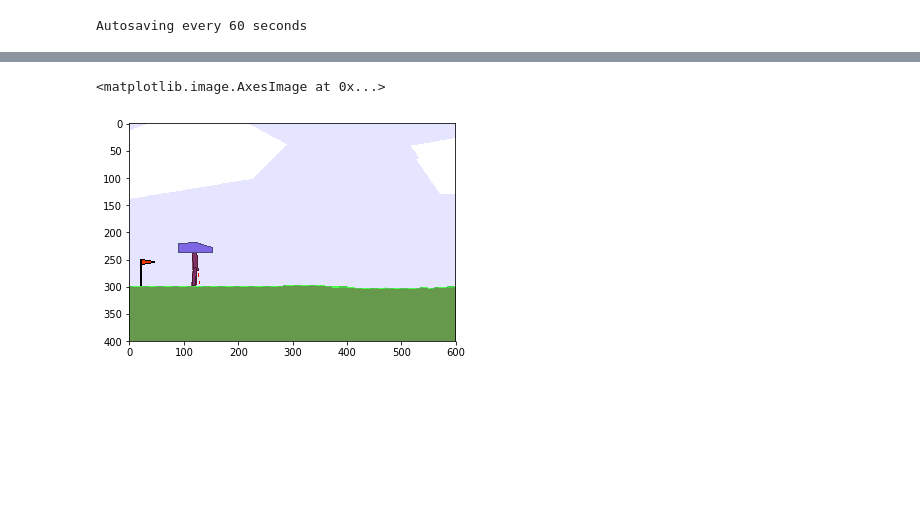
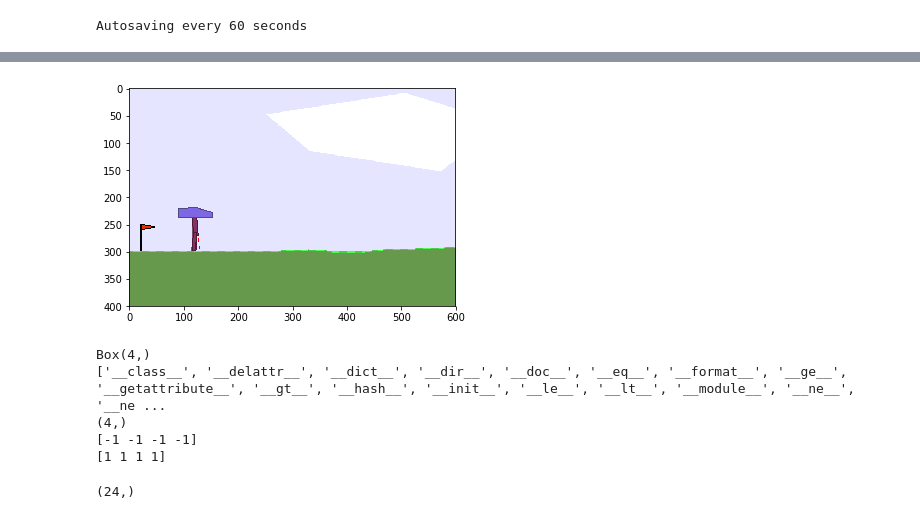
Before and after one commit to ashleyjsands/hands-on-ml, a Jupyter notebook: 16 Reinforcement Learning.ipynb, the cells around one changed output, grey strips where cells are left out. Cells and saved outputs as stored; diff of their text form; code cells hidden in the pictures; blank space fills up the shorter version.

```diff
--- a/16 Reinforcement Learning.ipynb
+++ b/16 Reinforcement Learning.ipynb
@@ -29,8 +27,23 @@ print(obs)
 # %%
 from matplotlib import pyplot as plt
 
 %matplotlib inline
-plt.imshow(env.render(mode="rgb_array"))
+
+def render_env(env):
+    plt.imshow(env.render(mode="rgb_array"))
+
+render_env(env)
 # %% [output]
-<matplotlib.image.AxesImage at 0x...>
-[figure, old version]
+[figure, new version]
+# %%
+print(env.action_space)
+print(dir(env.action_space))
+print(env.action_space.shape)
+print(env.action_space.low)
+print(env.action_space.high)
+# %% [output]
+Box(4,)
+['__class__', '__delattr__', '__dict__', '__dir__', '__doc__', '__eq__', '__format__', '__ge__', '__getattribute__', '__gt__', '__hash__', '__init__', '__le__', '__lt__', '__module__', '__ne__', '__ne ...
+(4,)
+[-1 -1 -1 -1]
+[1 1 1 1]
@@ -36,0 +67,4 @@ plt.imshow(env.render(mode="rgb_array"))
+# %%
+print(obs.shape)
+# %% [output]
+(24,)
```
Also changed, not shown: parts of 8 cells of this notebook, 1 other file.
